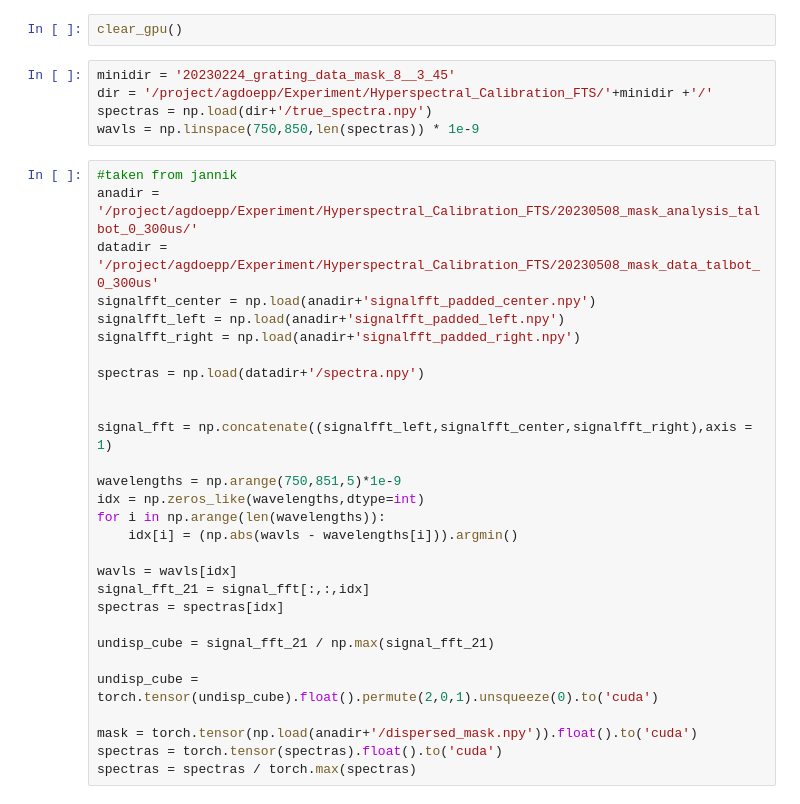
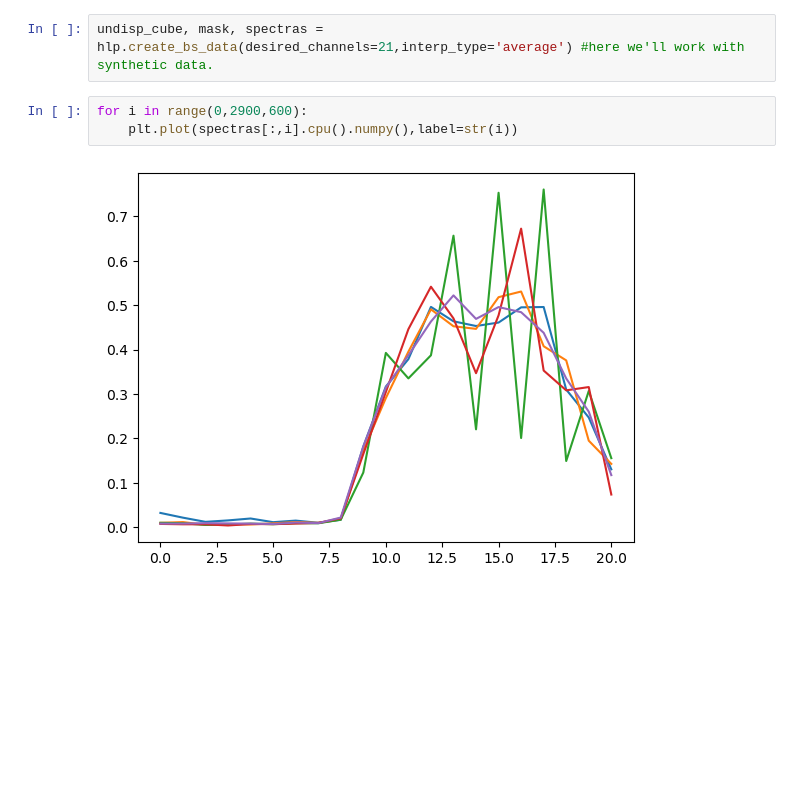
Before and after one commit to sunnyhoward/SCI, a Jupyter notebook: models/train_model.ipynb, the cells around one changed output. Cells and saved outputs as stored; diff of their text form; blank space fills up the shorter version.

```diff
--- a/models/train_model.ipynb
+++ b/models/train_model.ipynb
@@ -41,38 +39,9 @@ The autoreload extension is already loaded. To reload it, use:
-# %%
-clear_gpu()
-# %%
-minidir = '20230224_grating_data_mask_8__3_45'
-dir = '/project/agdoepp/Experiment/Hyperspectral_Calibration_FTS/'+minidir +'/'
-spectras = np.load(dir+'/true_spectra.npy')
-wavls = np.linspace(750,850,len(spectras)) * 1e-9
-# %%
-#taken from jannik
-anadir = '/project/agdoepp/Experiment/Hyperspectral_Calibration_FTS/20230508_mask_analysis_talbot_0_300us/'
-datadir = '/project/agdoepp/Experiment/Hyperspectral_Calibration_FTS/20230508_mask_data_talbot_0_300us'
-signalfft_center = np.load(anadir+'signalfft_padded_center.npy')
-signalfft_left = np.load(anadir+'signalfft_padded_left.npy')
-signalfft_right = np.load(anadir+'signalfft_padded_right.npy')
-
-spectras = np.load(datadir+'/spectra.npy')
-
-
-signal_fft = np.concatenate((signalfft_left,signalfft_center,signalfft_right),axis = 1)
-
-wavelengths = np.arange(750,851,5)*1e-9
-idx = np.zeros_like(wavelengths,dtype=int)
-for i in np.arange(len(wavelengths)):
-    idx[i] = (np.abs(wavls - wavelengths[i])).argmin()
-
-wavls = wavls[idx]
-signal_fft_21 = signal_fft[:,:,idx]
-spectras = spectras[idx]
-
-undisp_cube = signal_fft_21 / np.max(signal_fft_21)
-
-undisp_cube = torch.tensor(undisp_cube).float().permute(2,0,1).unsqueeze(0).to('cuda')
-
-mask = torch.tensor(np.load(anadir+'/dispersed_mask.npy')).float().to('cuda')
-spectras = torch.tensor(spectras).float().to('cuda')
-spectras = spectras / torch.max(spectras)
+# %%
+undisp_cube, mask, spectras = hlp.create_bs_data(desired_channels=21,interp_type='average') #here we'll work with synthetic data.
+# %%
+for i in range(0,2900,600):
+    plt.plot(spectras[:,i].cpu().numpy(),label=str(i))
+# %% [output]
+[figure, added]
 # %%
 batch_size = 2
```
Also changed, not shown: parts of 9 cells of this notebook, 7 other files.
